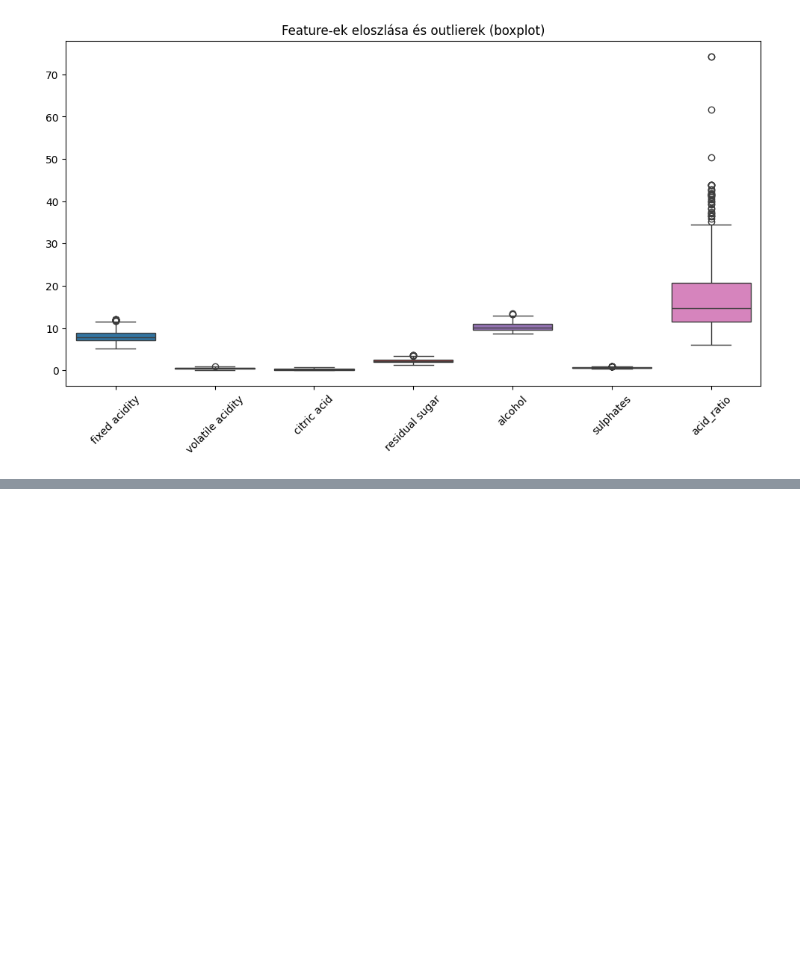
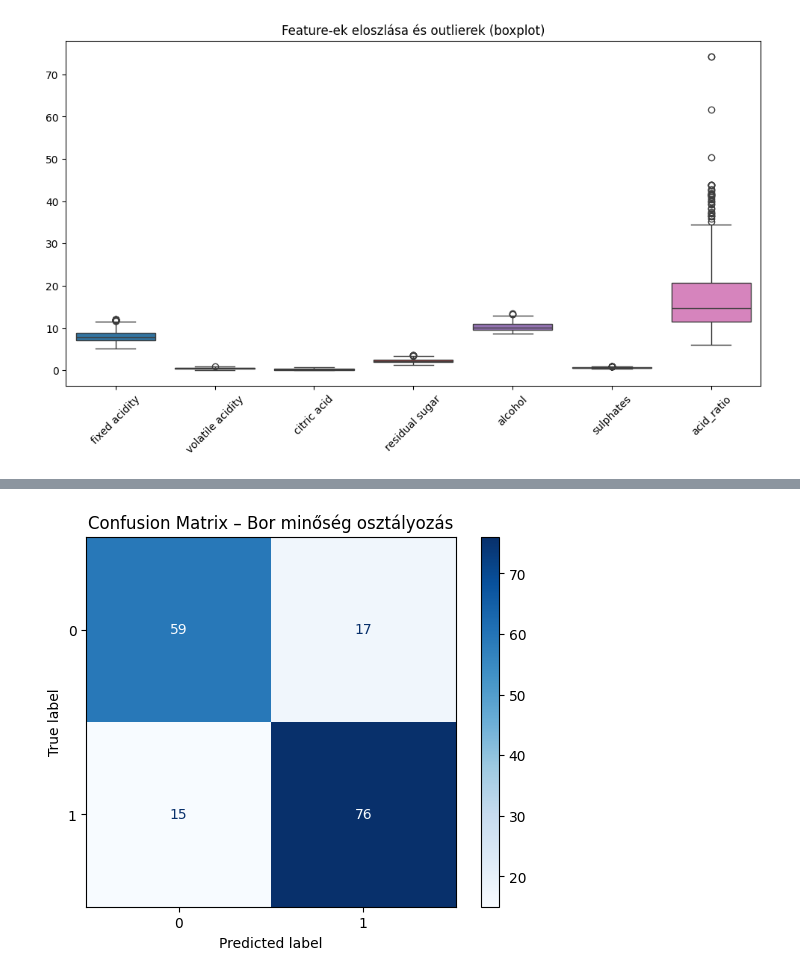
Before and after one commit to martinrozsahegyi/Beadand--g-pi-tanul-s--s-adattudom-ny, a Jupyter notebook: main.ipynb, the cells around one changed output, grey strips where cells are left out. Cells and saved outputs as stored; diff of their text form; code cells hidden in the pictures; blank space fills up the shorter version.

Commit message:
feat: update confusion matrix

```diff
--- a/main.ipynb
+++ b/main.ipynb
@@ -279,0 +286,16 @@ plt.show()
+# %%
+from sklearn.metrics import confusion_matrix, ConfusionMatrixDisplay
+
+# Predikciók a teszt adatokon
+y_pred_prob = model.predict(X_test)
+y_pred = (y_pred_prob > 0.5).astype(int)
+
+# Confusion matrix
+cm = confusion_matrix(y_test, y_pred)
+
+# Kirajzolás
+disp = ConfusionMatrixDisplay(confusion_matrix=cm)
+disp.plot(cmap="Blues")
+plt.title("Confusion Matrix – Bor minőség osztályozás")
+plt.show()
+# %% [output]
@@ -279,0 +303 @@ plt.show()
+[figure, added]
```
Also changed, not shown: parts of 12 cells of this notebook.
